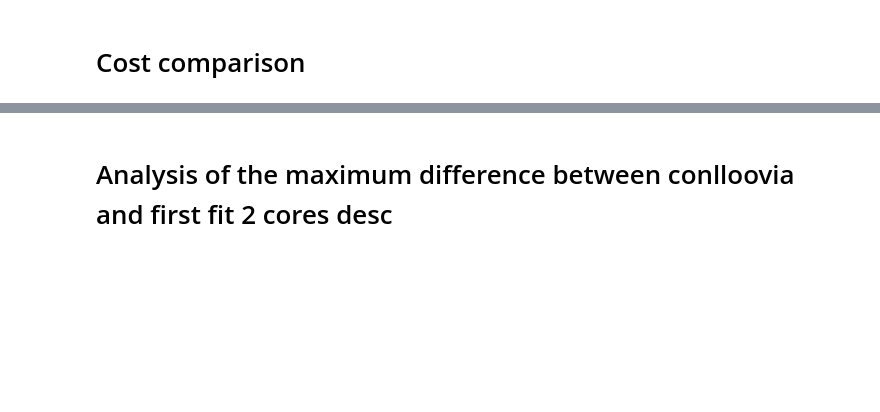
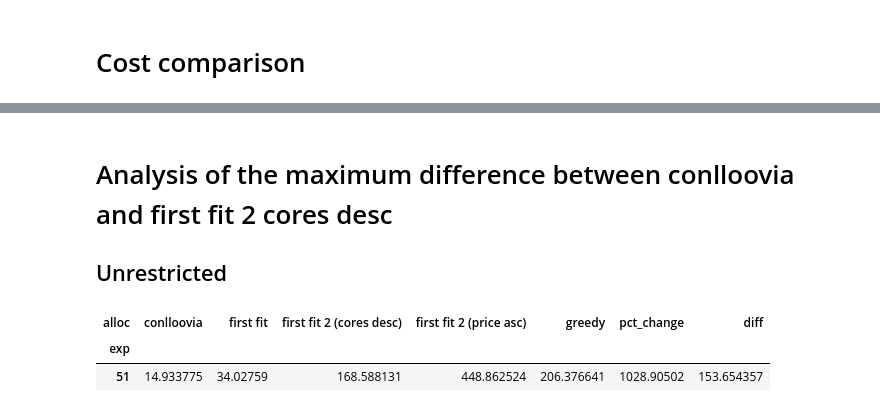
Before and after one commit to asi-uniovi/conlloovia_exp, a Jupyter notebook: ExpSize.ipynb, the cells around one changed output, grey strips where cells are left out. Drawn from its saved outputs; the diff is of its cells as text; code cells hidden in the pictures; blank space fills up the shorter version.

```diff
--- a/ExpSize.ipynb
+++ b/ExpSize.ipynb
@@ -845,3 +844,28 @@ for mode in modes:
 ... (4 outputs left out)
 # %% [markdown]
 # Analysis of the maximum difference between conlloovia and first fit 2 cores desc
+
+## Unrestricted
+# %%
+from conlloovia.visualization import ProblemPrettyPrinter, SolutionPrettyPrinter
+
+# Put in df_cost_diff the difference between the cost of conlloovia and first fit 2 cores desc
+mode = "unrestricted"
+allocator = "first fit 2 (cores desc)"
+df_cost_diff = df_stats_gr[mode][
+    df_stats_gr[mode].status[allocator] == Status.INTEGER_FEASIBLE
+].cost.copy()
+df_cost_diff["pct_change"] = (
+    df_cost_diff[["conlloovia", allocator]].pct_change(axis=1)[allocator] * 100
+)
+df_cost_diff["diff"] = df_cost_diff[allocator] - df_cost_diff.conlloovia
+
+
+# Find the experiment number with the biggest difference in percentage
+max_diff_exp = df_cost_diff.sort_values(by="pct_change", ascending=False).head(1)
+display(max_diff_exp)
+max_diff_exp_num = max_diff_exp.index[0]
+# %% [output]
+| alloc | conlloovia | first fit | first fit 2 (cores desc) | first fit 2 (price asc) | greedy | pct_change | diff |
+| exp |  |  |  |  |  |  |  |
+| 51 | 14.933775 | 34.02759 | 168.588131 | 448.862524 | 206.376641 | 1028.90502 | 153.654357 |
```
Also changed, not shown: parts of 12 cells of this notebook, 2 other files.
